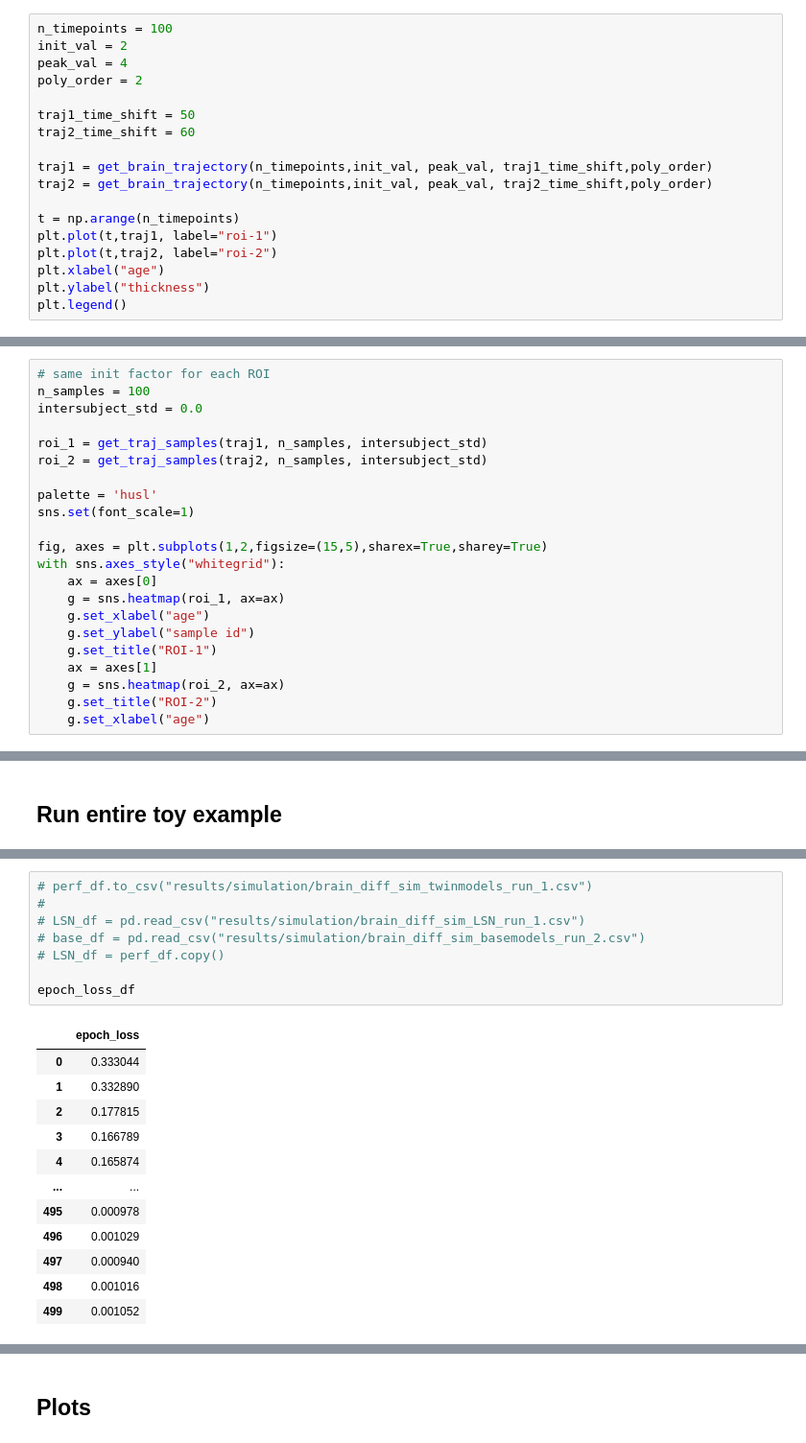
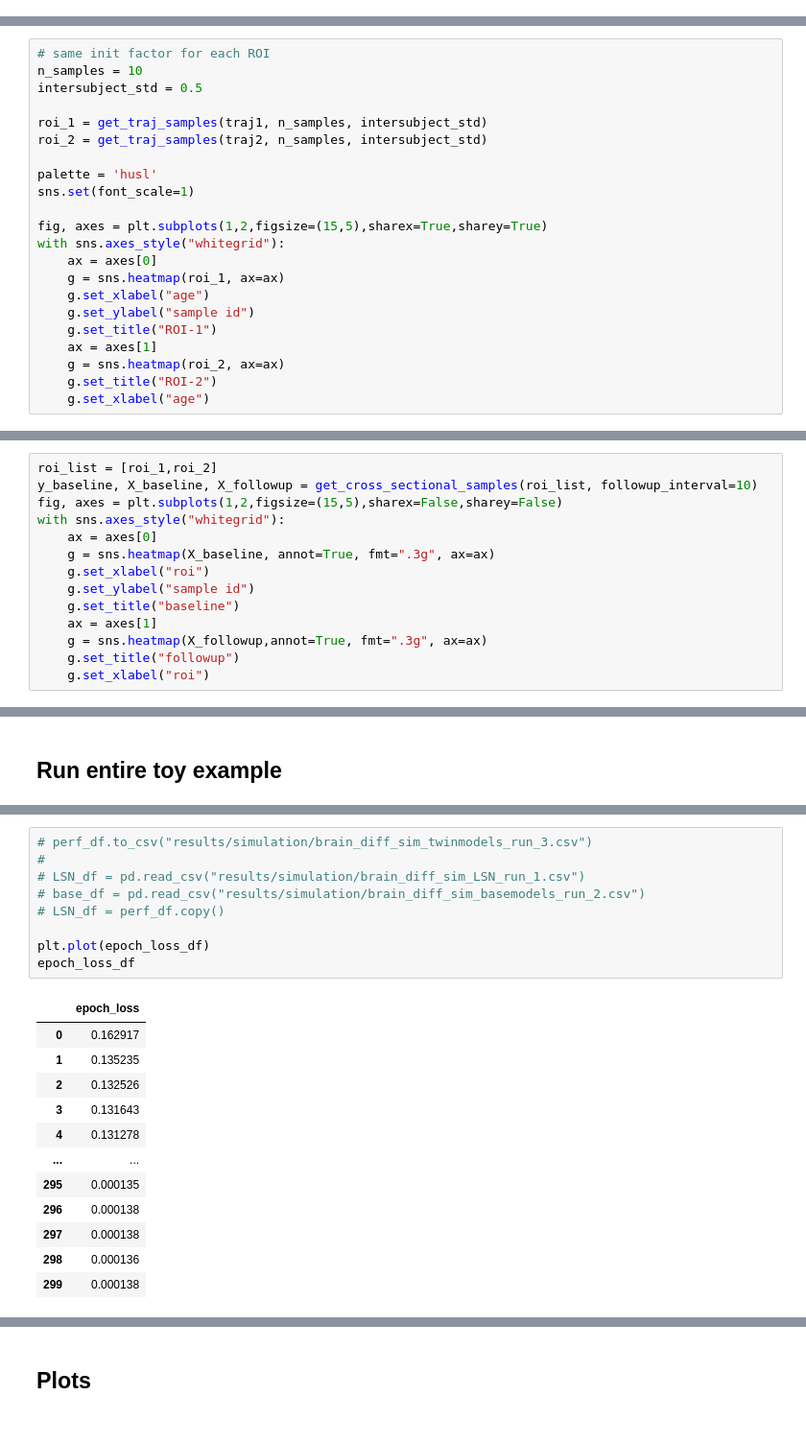
Before and after one commit to nikhil153/brain-diff, a Jupyter notebook: 7_brain_diff_sim.ipynb, the cells around one changed output, grey strips where cells are left out. Shown: that part at 96% size. Saved outputs shown, nothing was run; the diff lists cells and outputs as text.

Commit message:
refactored simulation scripts

```diff
--- a/7_brain_diff_sim.ipynb
+++ b/7_brain_diff_sim.ipynb
@@ -41,21 +41,3 @@ else:
 ### ROI variability: Additive time shift: ROI variability
 ### Cortical thickness trajectories can start: 2mm, peak: 3mm, thin: 2.5 ([over lifespan](https://pubmed.ncbi.nlm.nih.gov/24948804/))
 ### Individual differences (std) ~ 0.1mm with smoothing ([source](https://www.pnas.org/content/pnas/97/20/11050.full.pdf))
-# %%
-n_timepoints = 100
-init_val = 2
-peak_val = 4
-poly_order = 2
-
-traj1_time_shift = 50
-traj2_time_shift = 60
-
-traj1 = get_brain_trajectory(n_timepoints,init_val, peak_val, traj1_time_shift,poly_order)
-traj2 = get_brain_trajectory(n_timepoints,init_val, peak_val, traj2_time_shift,poly_order)
-
-t = np.arange(n_timepoints)
-plt.plot(t,traj1, label="roi-1")
-plt.plot(t,traj2, label="roi-2")
-plt.xlabel("age")
-plt.ylabel("thickness")
-plt.legend()
@@ -64,8 +86,8 @@ plt.legend()
 ### Additive initial factor: subject variability
 # %%
 # same init factor for each ROI
-n_samples = 100
-intersubject_std = 0.0
+n_samples = 10
+intersubject_std = 0.5
 
 roi_1 = get_traj_samples(traj1, n_samples, intersubject_std)
 roi_2 = get_traj_samples(traj2, n_samples, intersubject_std)
@@ -86,0 +113,14 @@ with sns.axes_style("whitegrid"):
+# %%
+roi_list = [roi_1,roi_2]
+y_baseline, X_baseline, X_followup = get_cross_sectional_samples(roi_list, followup_interval=10)
+fig, axes = plt.subplots(1,2,figsize=(15,5),sharex=False,sharey=False)
+with sns.axes_style("whitegrid"):
+    ax = axes[0]
+    g = sns.heatmap(X_baseline, annot=True, fmt=".3g", ax=ax)
+    g.set_xlabel("roi")
+    g.set_ylabel("sample id")
+    g.set_title("baseline")
+    ax = axes[1]
+    g = sns.heatmap(X_followup,annot=True, fmt=".3g", ax=ax)
+    g.set_title("followup")
+    g.set_xlabel("roi")
@@ -334,21 +630,22 @@ with sns.axes_style("whitegrid"):
 # %%
-# perf_df.to_csv("results/simulation/brain_diff_sim_twinmodels_run_1.csv")
+# perf_df.to_csv("results/simulation/brain_diff_sim_twinmodels_run_3.csv")
 #
 # LSN_df = pd.read_csv("results/simulation/brain_diff_sim_LSN_run_1.csv")
 # base_df = pd.read_csv("results/simulation/brain_diff_sim_basemodels_run_2.csv")
 # LSN_df = perf_df.copy()
 
+plt.plot(epoch_loss_df)
 epoch_loss_df
 # %% [output]
 |  | epoch_loss |
-| 0 | 0.333044 |
-| 1 | 0.332890 |
-| 2 | 0.177815 |
-| 3 | 0.166789 |
-| 4 | 0.165874 |
+| 0 | 0.162917 |
+| 1 | 0.135235 |
+| 2 | 0.132526 |
+| 3 | 0.131643 |
+| 4 | 0.131278 |
 | ... | ... |
-| 495 | 0.000978 |
-| 496 | 0.001029 |
-| 497 | 0.000940 |
-| 498 | 0.001016 |
-| 499 | 0.001052 |
+| 295 | 0.000135 |
+| 296 | 0.000138 |
+| 297 | 0.000138 |
+| 298 | 0.000136 |
+| 299 | 0.000138 |
```
Also changed, not shown: parts of 24 cells of this notebook, 4 other files.
